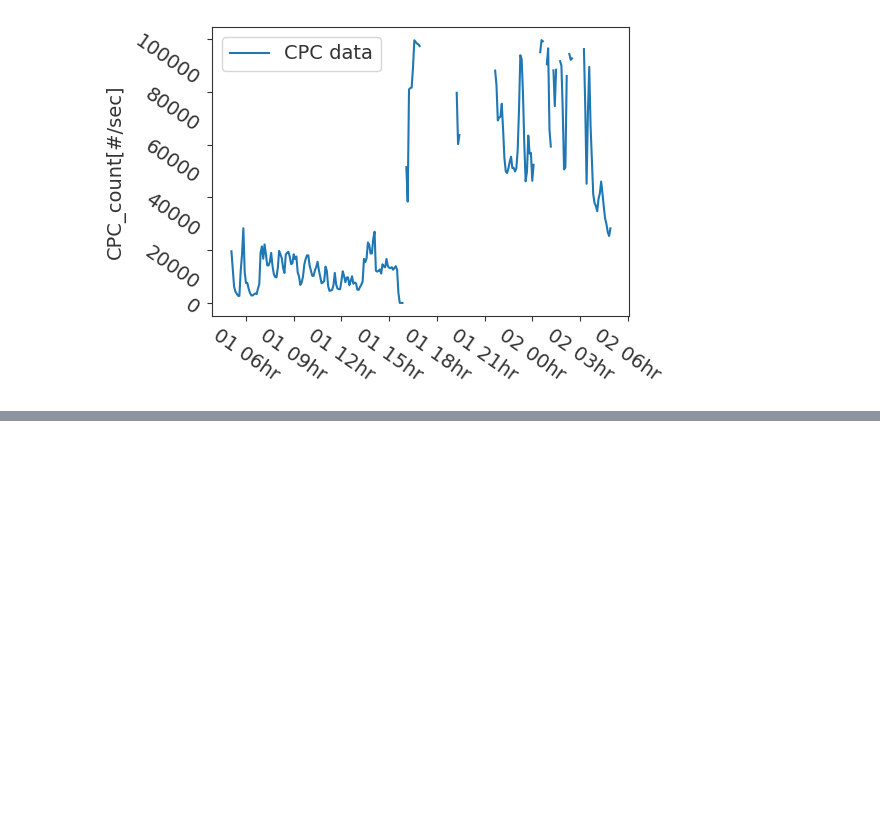
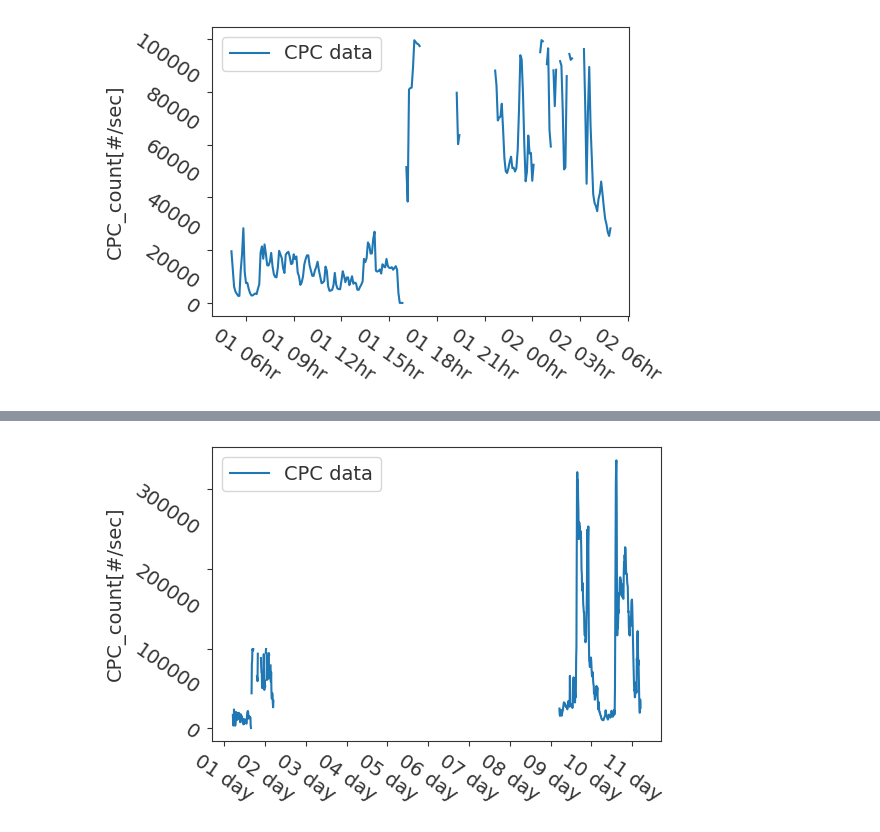
Before and after one commit to uncscode/datacula, a Jupyter notebook: docs/examples/Example_DataStream_loading.ipynb, the cells around one changed output, grey strips where cells are left out. Cells and saved outputs as stored; diff of their text form; code cells hidden in the pictures; blank space fills up the shorter version.

Commit message:
Finished the core of the DataSream example Fixes #3

```diff
--- a/docs/examples/Example_DataStream_loading.ipynb
+++ b/docs/examples/Example_DataStream_loading.ipynb
@@ -375,0 +420,27 @@ fig.tight_layout()
+# %%
+data_file = os.path.join(path, 'data', settings_cpc['relative_data_folder'], 'CPC_3010_data_20220710_Jul.csv')
+
+print(data_file)
+
+# load the data
+raw_data = loader.data_raw_loader(data_file)
+
+
+epoch_time, data2 = loader.general_data_formatter(
+    data=raw_data,
+    data_checks=settings_cpc['data_checks'],
+    data_column=settings_cpc['data_column'],
+    time_column=settings_cpc['time_column'],
+    time_format=settings_cpc['time_format'],
+    delimiter=settings_cpc['data_delimiter'],
+    date_offset=None,
+    seconds_shift=settings_cpc['Time_shift_to_Linux_Epoch_sec']
+)
+
+# first transpose the data
+data2 = data2.T
+
+cpc_datastream.add_data(
+            time_stream=epoch_time,
+            data_stream=data2,
+        )
@@ -375,0 +456,18 @@ fig.tight_layout()
+# %%
+cpc_datastream.reaverage(
+    reaverage_base_sec=600,
+)
+
+fig, ax = plt.subplots()
+ax.plot(
+    cpc_datastream.return_time(datetime64=True),
+    cpc_datastream.return_data(keys=['CPC_count[#/sec]'])[0],
+    label='CPC data'
+)
+plt.tick_params(rotation=-35)
+ax.set_ylabel('CPC_count[#/sec]')
+ax.xaxis.set_major_formatter(dates.DateFormatter('%d day'))
+ax.legend()
+fig.tight_layout()
+# %% [output]
+[figure, added]
```
Also changed, not shown: parts of 17 cells of this notebook, 3 other files.
